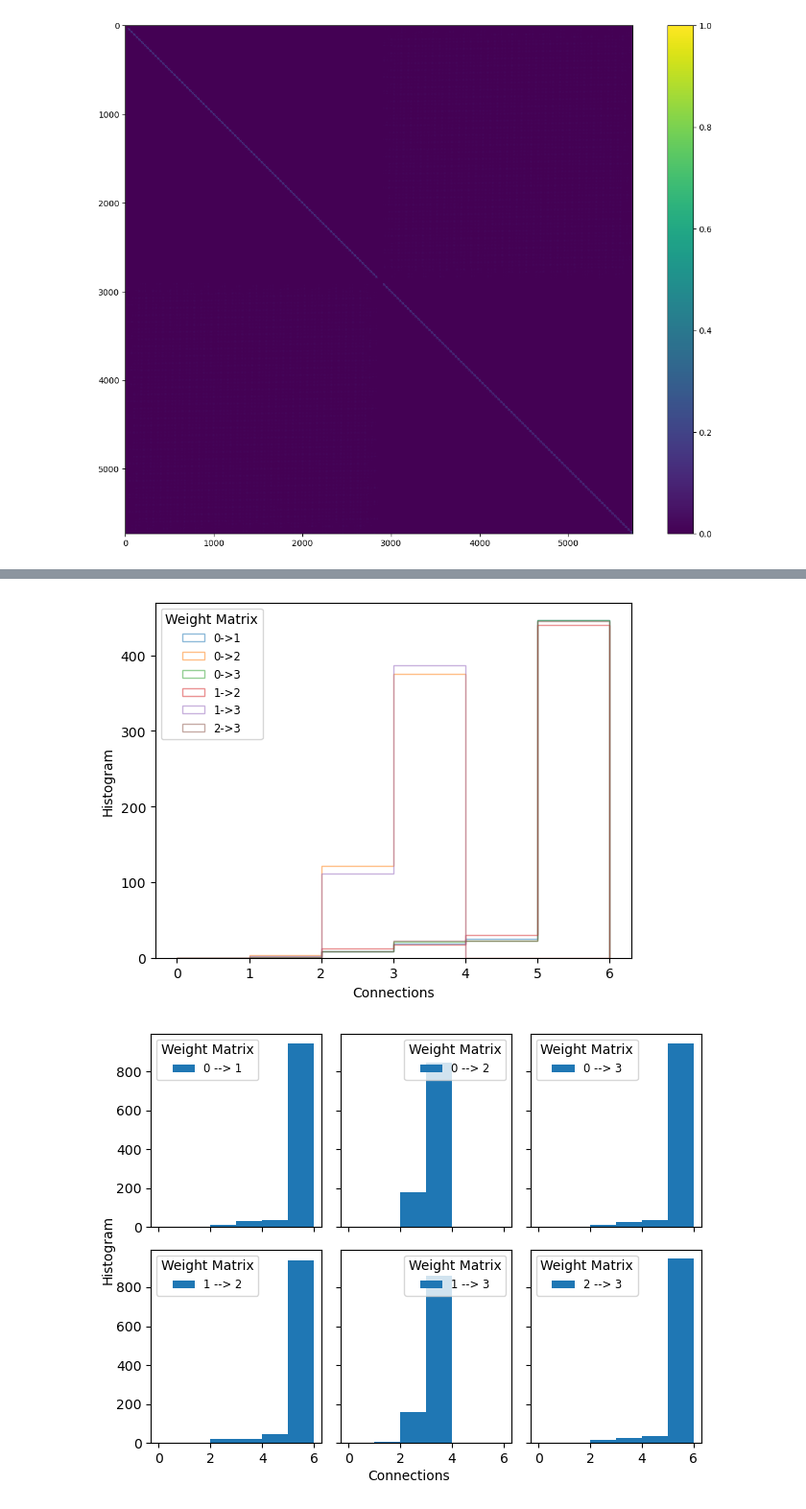
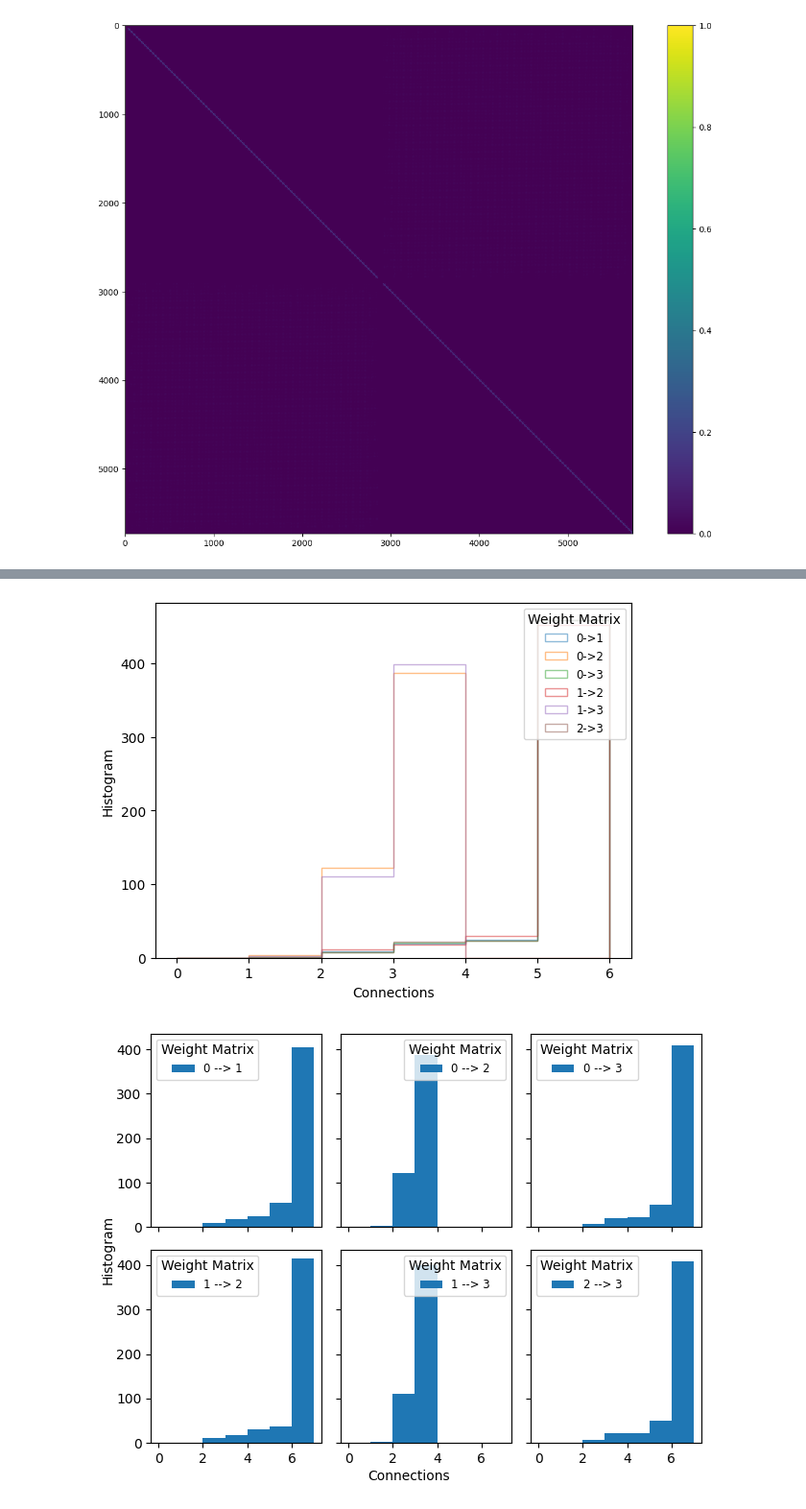
Before and after one commit to QaloSim/CaloQVAE, a Jupyter notebook: DWave.ipynb, the cells around one changed output, grey strips where cells are left out. Shown at 96% size. Saved outputs shown, nothing was run; the diff lists cells and outputs as text; code cells hidden in the pictures.

```diff
--- a/DWave.ipynb
+++ b/DWave.ipynb
@@ -490,5 +449,5 @@ plt.hist(engine.model.prior.weights_mask.sum(dim=1).detach().cpu().numpy())
 # %%
 from models.rbm.pegasusRBM import PegasusRBM
 # %%
-pp = PegasusRBM(500)
+pp = PegasusRBM(512)
 # %% [output]
@@ -507,35 +479,35 @@ plt.xlabel("Connections")
 plt.ylabel("Histogram")
 plt.show()
 # %% [output]
-[figure, old version]
+[figure, new version]
 # %%
-n_bins =  bins=np.arange(0, 6 + 1,1)
+n_bins =  bins=np.arange(0, 8,1)
 fig, axs = plt.subplots(2, 3, sharey=True, sharex=True, tight_layout=True)
 fig.text(0.5, 0.0, 'Connections', ha='center')
 fig.text(0.0, 0.5, 'Histogram', va='center', rotation='vertical')
 
 # We can set the number of bins with the *bins* keyword argument.
 axs[0,0].hist(pp._weight_mask_dict['01'].sum(dim=1).numpy(), bins=n_bins)
 axs[0,0].legend(["0 --> 1"], title="Weight Matrix",
                    fontsize='small', fancybox=True)
 axs[0,1].hist(pp._weight_mask_dict['02'].sum(dim=1).numpy(), bins=n_bins)
 axs[0,1].legend(["0 --> 2","0->3","1->2","1->3","2->3"], title="Weight Matrix",
                    fontsize='small', fancybox=True)
 axs[0,2].hist(pp._weight_mask_dict['03'].sum(dim=1).numpy(), bins=n_bins)
 axs[0,2].legend(["0 --> 3","1->2","1->3","2->3"], title="Weight Matrix",
                    fontsize='small', fancybox=True)
 axs[1,0].hist(pp._weight_mask_dict['12'].sum(dim=1).numpy(), bins=n_bins)
 axs[1,0].legend(["1 --> 2","1->3","2->3"], title="Weight Matrix",
                    fontsize='small', fancybox=True)
 axs[1,1].hist(pp._weight_mask_dict['13'].sum(dim=1).numpy(), bins=n_bins)
 axs[1,1].legend(["1 --> 3","2->3"], title="Weight Matrix",
                    fontsize='small', fancybox=True)
 axs[1,2].hist(pp._weight_mask_dict['23'].sum(dim=1).numpy(), bins=n_bins)
 axs[1,2].legend(["2 --> 3"], title="Weight Matrix",
                    fontsize='small', fancybox=True)
 # plt.xlabel("Connections", fontsize='medium')
 # plt.ylabel("Histogram")
 # plt.savefig(f'/home/javier/Projects/CaloQVAE/figs/Pegasus_weight_matrices.png', dpi=300)
 plt.show()
 # %% [output]
-[figure, old version]
+[figure, new version]
```
Also changed, not shown: parts of 42 cells of this notebook, 10 other files.
